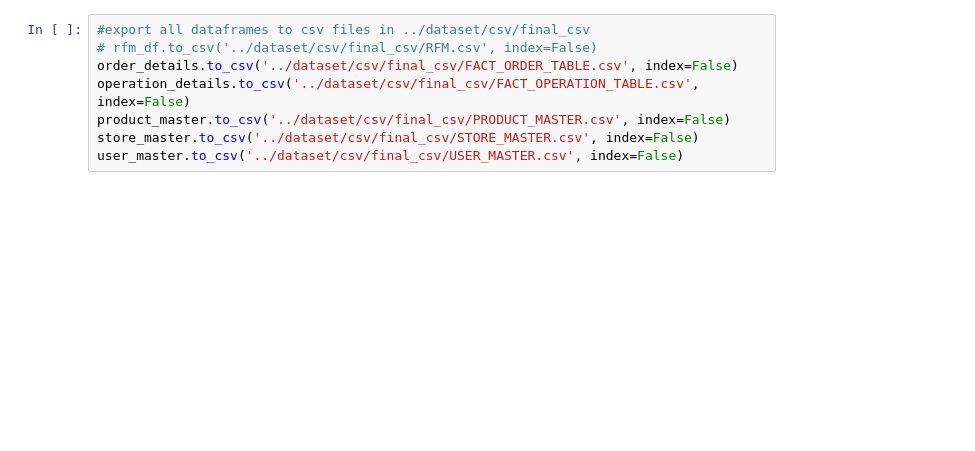
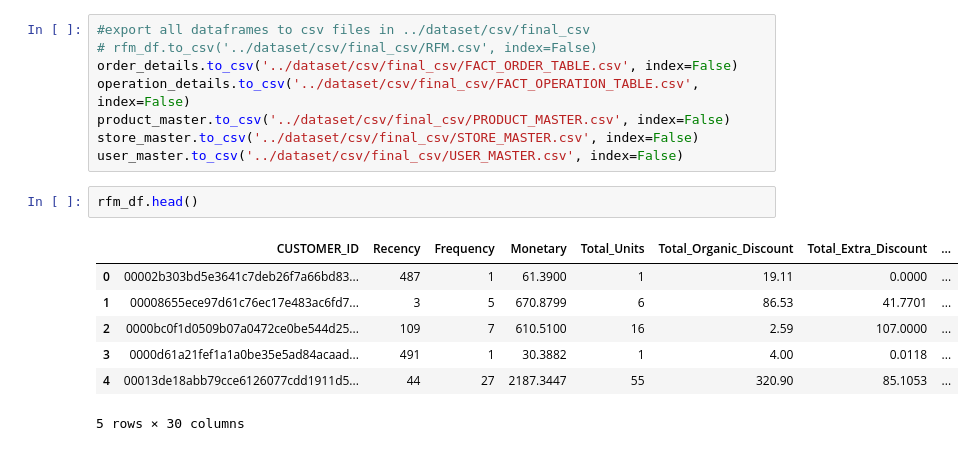
Before and after one commit to RobertoBerrocal/thesis, a Jupyter notebook: notebooks/dataset_sql.ipynb, the cells around one changed output. Drawn from its saved outputs; the diff is of its cells as text; blank space fills up the shorter version.

```diff
--- a/notebooks/dataset_sql.ipynb
+++ b/notebooks/dataset_sql.ipynb
@@ -255,3 +296,13 @@ operation_details.to_csv('../dataset/csv/final_csv/FACT_OPERATION_TABLE.csv', in
 product_master.to_csv('../dataset/csv/final_csv/PRODUCT_MASTER.csv', index=False)
 store_master.to_csv('../dataset/csv/final_csv/STORE_MASTER.csv', index=False)
 user_master.to_csv('../dataset/csv/final_csv/USER_MASTER.csv', index=False)
+# %%
+rfm_df.head()
+# %% [output]
+|  | CUSTOMER_ID | Recency | Frequency | Monetary | Total_Units | Total_Organic_Discount | Total_Extra_Discount | ... |
+| 0 | 00002b303bd5e3641c7deb26f7a66bd83... | 487 | 1 | 61.3900 | 1 | 19.11 | 0.0000 | ... |
+| 1 | 00008655ece97d61c76ec17e483ac6fd7... | 3 | 5 | 670.8799 | 6 | 86.53 | 41.7701 | ... |
+| 2 | 0000bc0f1d0509b07a0472ce0be544d25... | 109 | 7 | 610.5100 | 16 | 2.59 | 107.0000 | ... |
+| 3 | 0000d61a21fef1a1a0be35e5ad84acaad... | 491 | 1 | 30.3882 | 1 | 4.00 | 0.0118 | ... |
+| 4 | 00013de18abb79cce6126077cdd1911d5... | 44 | 27 | 2187.3447 | 55 | 320.90 | 85.1053 | ... |
+5 rows × 30 columns
```
Also changed, not shown: parts of 6 cells of this notebook, 1 other file.
